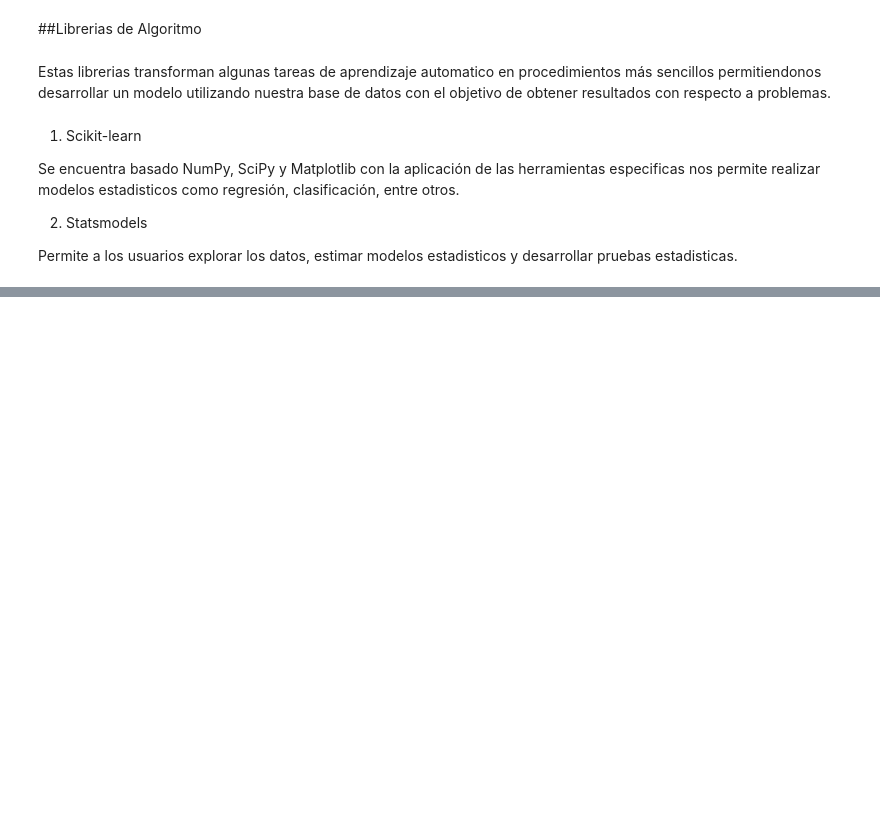
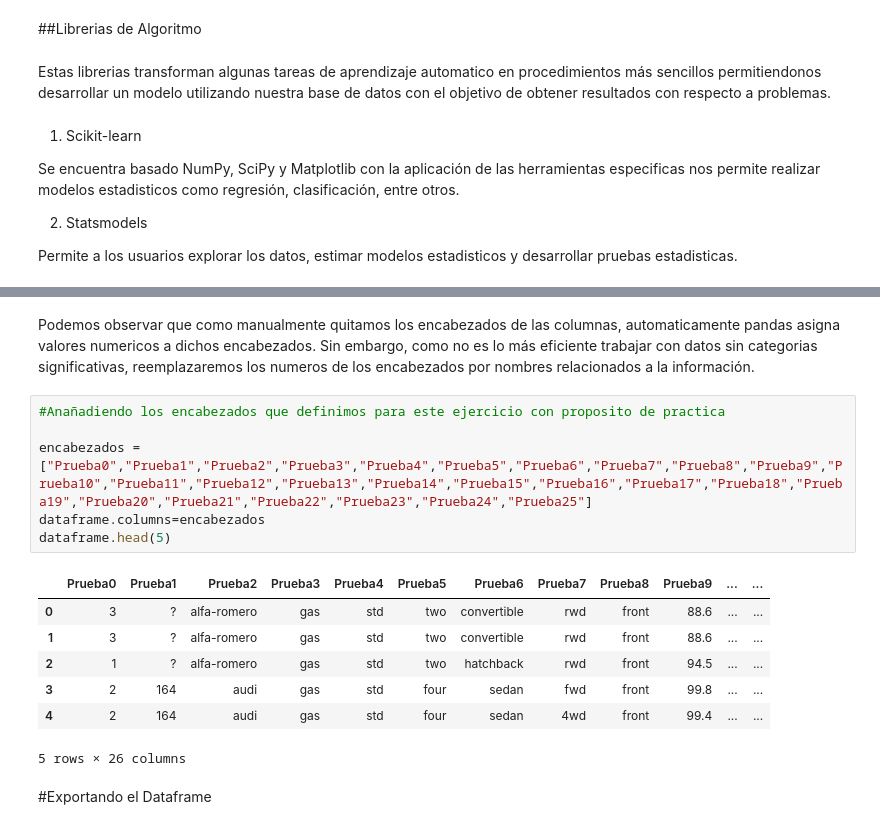
Before and after one commit to PosgradoMNA/actividades-de-aprendizaje-VazquezTadeoAndrea, a Jupyter notebook: Semana_4_Data_Analysis_with_Python_AndreaVazquezTadeo.ipynb, the cells around one changed output, grey strips where cells are left out. Drawn from its saved outputs; the diff is of its cells as text; blank space fills up the shorter version.

```diff
--- a/Semana_4_Data_Analysis_with_Python_AndreaVazquezTadeo.ipynb
+++ b/Semana_4_Data_Analysis_with_Python_AndreaVazquezTadeo.ipynb
@@ -57,0 +143,18 @@ Permite a los usuarios explorar los datos, estimar modelos estadisticos y desarr
+# %% [markdown]
+Podemos observar que como manualmente quitamos los encabezados de las columnas, automaticamente pandas asigna valores numericos a dichos encabezados. Sin embargo, como no es lo más eficiente trabajar con datos sin categorias significativas, reemplazaremos los numeros de los encabezados por nombres relacionados a la información.
+# %%
+#Anañadiendo los encabezados que definimos para este ejercicio con proposito de practica
+
+encabezados = ["Prueba0","Prueba1","Prueba2","Prueba3","Prueba4","Prueba5","Prueba6","Prueba7","Prueba8","Prueba9","Prueba10","Prueba11","Prueba12","Prueba13","Prueba14","Prueba15","Prueba16","Prueba17","Prueba18","Prueba19","Prueba20","Prueba21","Prueba22","Prueba23","Prueba24","Prueba25"]
+dataframe.columns=encabezados
+dataframe.head(5)
+# %% [output]
+|  | Prueba0 | Prueba1 | Prueba2 | Prueba3 | Prueba4 | Prueba5 | Prueba6 | Prueba7 | Prueba8 | Prueba9 | ... | ... |
+| 0 | 3 | ? | alfa-romero | gas | std | two | convertible | rwd | front | 88.6 | ... | ... |
+| 1 | 3 | ? | alfa-romero | gas | std | two | convertible | rwd | front | 88.6 | ... | ... |
+| 2 | 1 | ? | alfa-romero | gas | std | two | hatchback | rwd | front | 94.5 | ... | ... |
+| 3 | 2 | 164 | audi | gas | std | four | sedan | fwd | front | 99.8 | ... | ... |
+| 4 | 2 | 164 | audi | gas | std | four | sedan | 4wd | front | 99.4 | ... | ... |
+5 rows × 26 columns
+# %% [markdown]
+#Exportando el Dataframe
```
Also changed, not shown: parts of 17 cells of this notebook.
